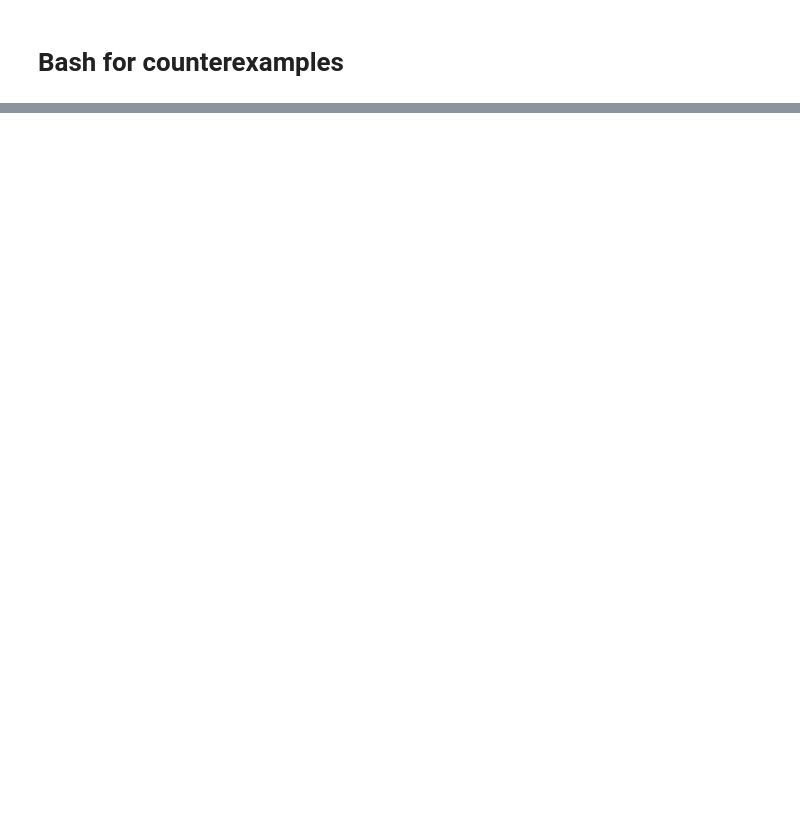
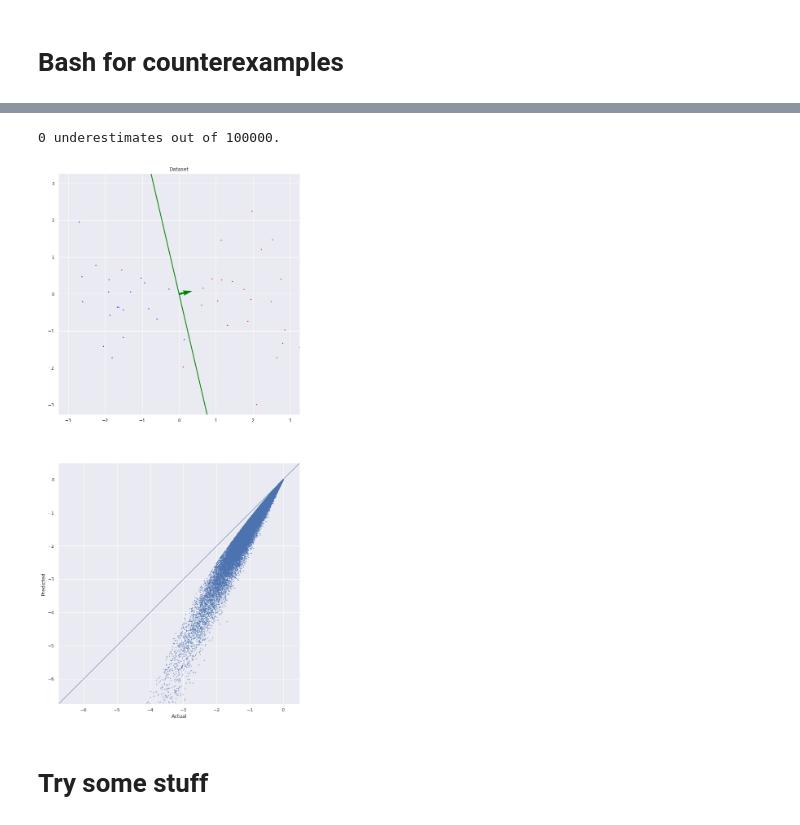
Before and after one commit to bbbert/influence-release, a Jupyter notebook: scripts/bash_examples.ipynb, the cells around one changed output, grey strips where cells are left out. Saved outputs shown, nothing was run; the diff lists cells and outputs as text; code cells hidden in the pictures; blank space fills up the shorter version.

```diff
--- a/scripts/bash_examples.ipynb
+++ b/scripts/bash_examples.ipynb
@@ -236,0 +244,7 @@ find_counterexample(X, y, M=3, lm=LogisticRegression())
+# %%
+find_counterexample(X, y, M=3, lm=LinearRegression())
+# %% [output]
+0 underestimates out of 100000.
+[figure, added]
+# %% [markdown]
+# Try some stuff
```
Also changed, not shown: parts of 9 cells of this notebook, 3 other files.
